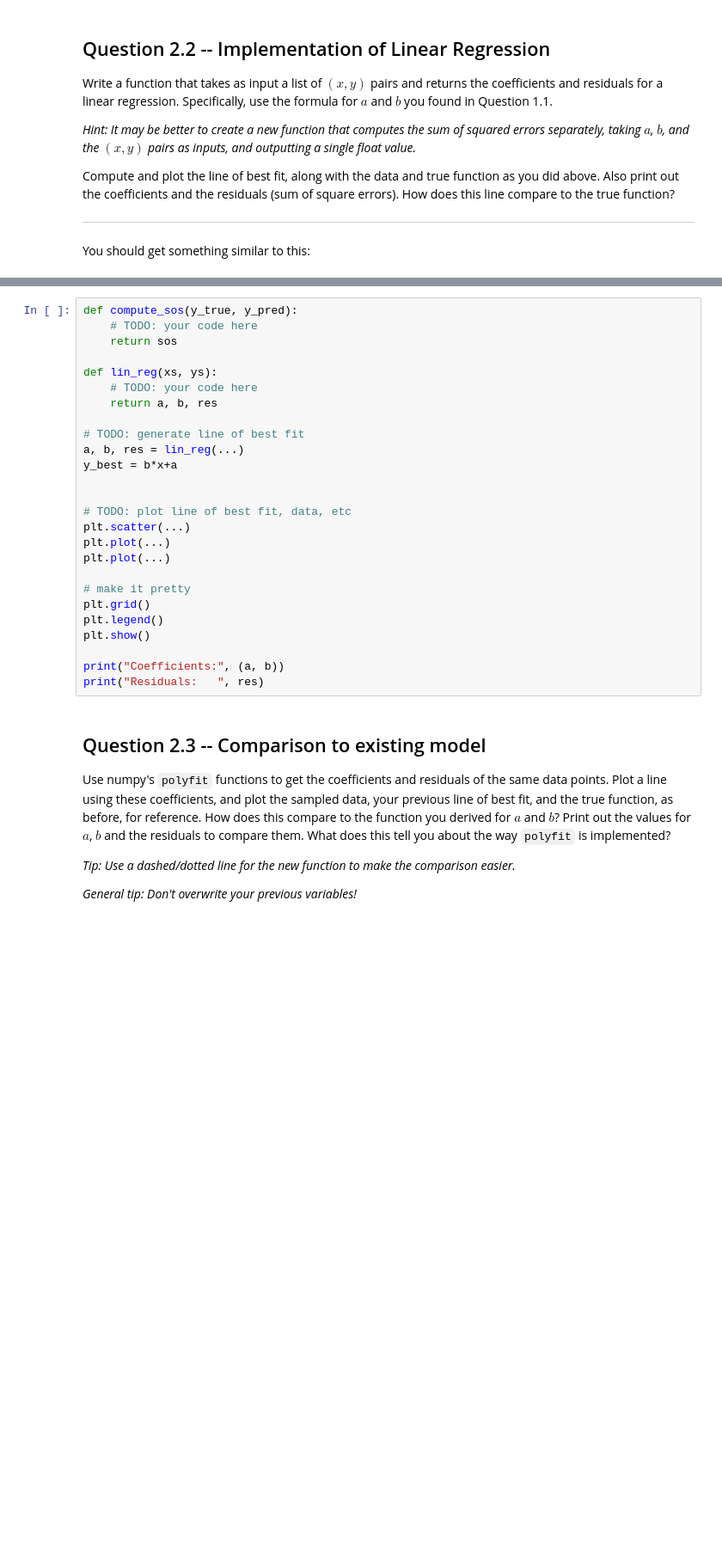
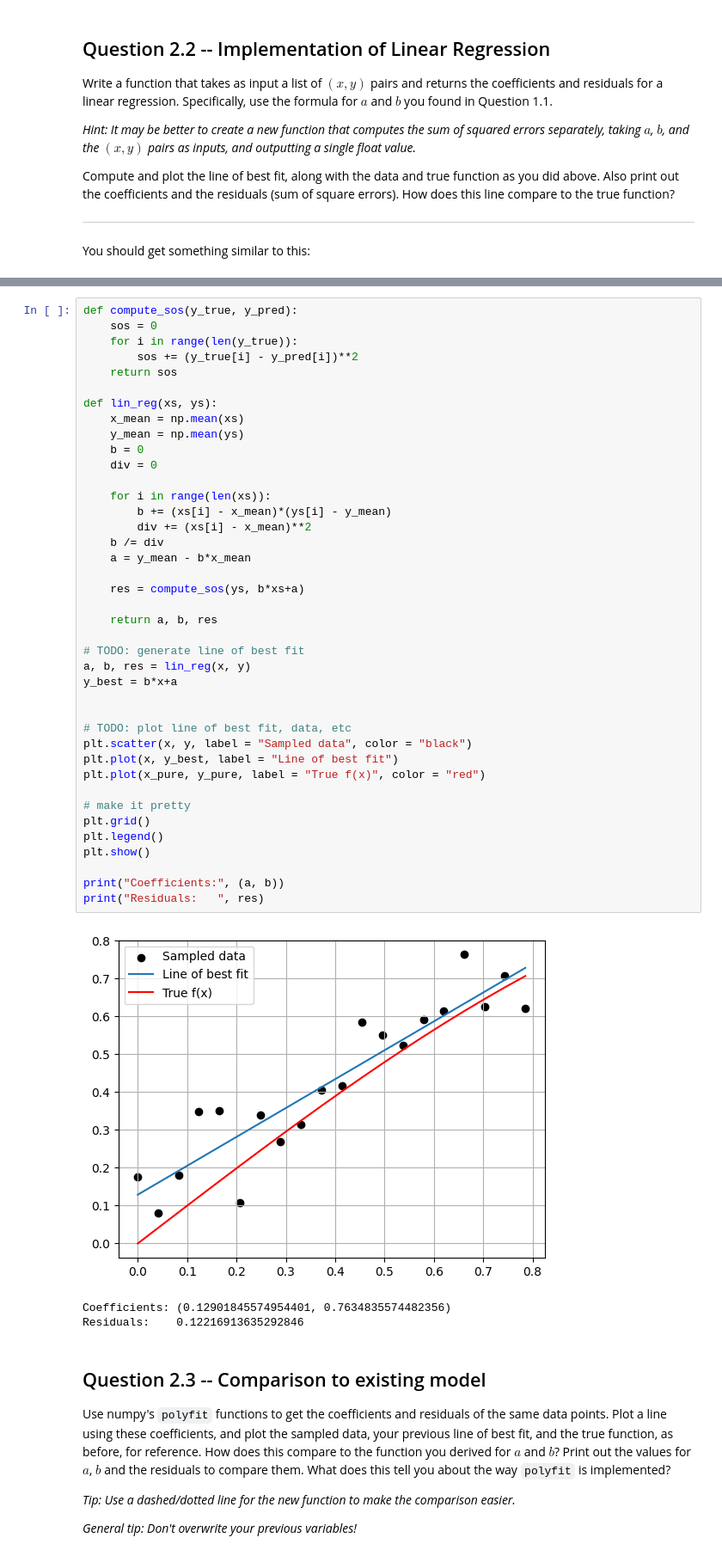
Before and after one commit to NikodemoNoProblemo/N_TMDL_Homework, a Jupyter notebook: TMDL_2024_25_Assignment_1,_Qs_only.ipynb, the cells around one changed output, grey strips where cells are left out. Shown at 86% size. Saved outputs shown, nothing was run; the diff lists cells and outputs as text; blank space fills up the shorter version.

```diff
--- a/TMDL_2024_25_Assignment_1,_Qs_only.ipynb
+++ b/TMDL_2024_25_Assignment_1,_Qs_only.ipynb
@@ -110,30 +119,48 @@ You should get something similar to this:
 ![image.png](embedded-picture-1)
 # %%
 def compute_sos(y_true, y_pred):
-    # TODO: your code here
+    sos = 0
+    for i in range(len(y_true)):
+        sos += (y_true[i] - y_pred[i])**2
     return sos
 
 def lin_reg(xs, ys):
-    # TODO: your code here
+    x_mean = np.mean(xs)
+    y_mean = np.mean(ys)
+    b = 0
+    div = 0
+
+    for i in range(len(xs)):
+        b += (xs[i] - x_mean)*(ys[i] - y_mean)
+        div += (xs[i] - x_mean)**2
+    b /= div
+    a = y_mean - b*x_mean
+
+    res = compute_sos(ys, b*xs+a)
+
     return a, b, res
 
 # TODO: generate line of best fit
-a, b, res = lin_reg(...)
+a, b, res = lin_reg(x, y)
 y_best = b*x+a
 
 
 # TODO: plot line of best fit, data, etc
-plt.scatter(...)
-plt.plot(...)
-plt.plot(...)
+plt.scatter(x, y, label = "Sampled data", color = "black")
+plt.plot(x, y_best, label = "Line of best fit")
+plt.plot(x_pure, y_pure, label = "True f(x)", color = "red")
 
 # make it pretty
 plt.grid()
 plt.legend()
 plt.show()
 
 print("Coefficients:", (a, b))
 print("Residuals:   ", res)
+# %% [output]
+[figure, added]
+Coefficients: (0.12901845574954401, 0.7634835574482356)
+Residuals:    0.12216913635292846
 # %% [markdown]
 ## Question 2.3 -- Comparison to existing model
 
```
Also changed, not shown: parts of 27 cells of this notebook.
